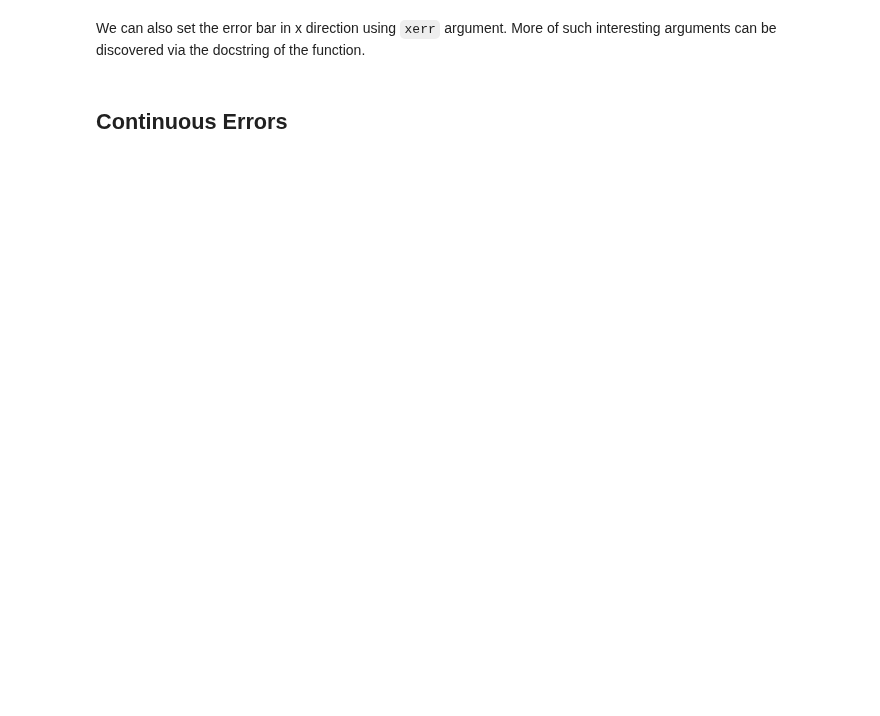
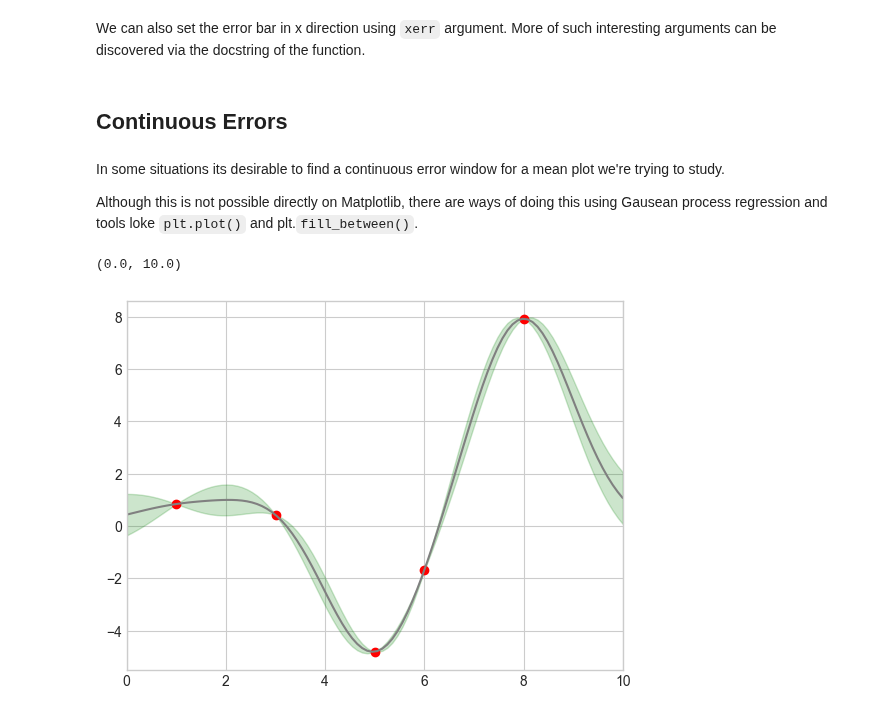
Before and after one commit to denis-james/Self-Learning, a Jupyter notebook: Matplotlib/3. Error Vizualization.ipynb, the cells around one changed output. Drawn from its saved outputs; the diff is of its cells as text; code cells hidden in the pictures; blank space fills up the shorter version.

```diff
--- a/Matplotlib/3. Error Vizualization.ipynb
+++ b/Matplotlib/3. Error Vizualization.ipynb
@@ -41,3 +41,41 @@ plt.errorbar(
 We can also set the error bar in x direction using `xerr` argument. More of such interesting arguments can be discovered via the docstring of the function.
 # %% [markdown]
 ## Continuous Errors
+# %% [markdown]
+In some situations its desirable to find a continuous error window for a mean plot we're trying to study.
+
+Although this is not possible directly on Matplotlib, there are ways of doing this using Gausean process regression and tools loke `plt.plot()` and plt.`fill_between()`.
+# %%
+from sklearn.gaussian_process import GaussianProcessRegressor
+
+# define the model and draw some data
+model = lambda x: x * np.sin(x)
+
+# Lambda functions are temporary functions that are usually used to define throwaway functions that can be used instantaneously and forgotten
+# They are mostly used as :
+# lambda arguments:temporary_throwaway_expression(arguments)
+xdata = np.array([1, 3, 5, 6, 8])
+ydata = model(xdata) # 'model' being the temporary function `model(xdata)` gives the output of the temporary function for each value in xdata
+
+
+# Compute the Gaussian process fit
+gp = GaussianProcessRegressor()
+gp.fit(xdata[:,np.newaxis], ydata)
+
+xfit = np.linspace(0, 10, 100)
+yfit,dyfit=gp.predict(xfit[:, np.newaxis], return_std=True)
+# %%
+# Visualize the result
+plt.plot(xdata, ydata, 'or')
+plt.plot(xfit, yfit, '-', color='gray')
+plt.fill_between(
+    xfit,#xvalues
+    yfit - dyfit,
+    yfit + dyfit,
+    color='green',
+    alpha=0.2,
+)
+plt.xlim(0, 10)
+# %% [output]
+(0.0, 10.0)
+[figure, added]
```
Also changed, not shown: parts of 3 cells of this notebook.
